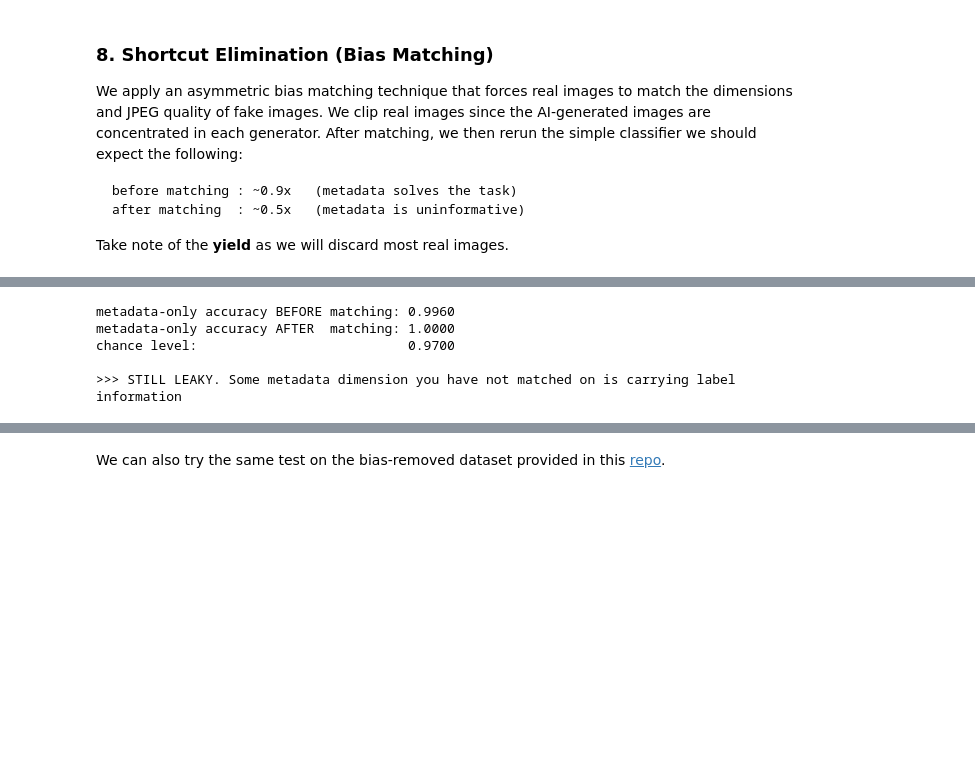
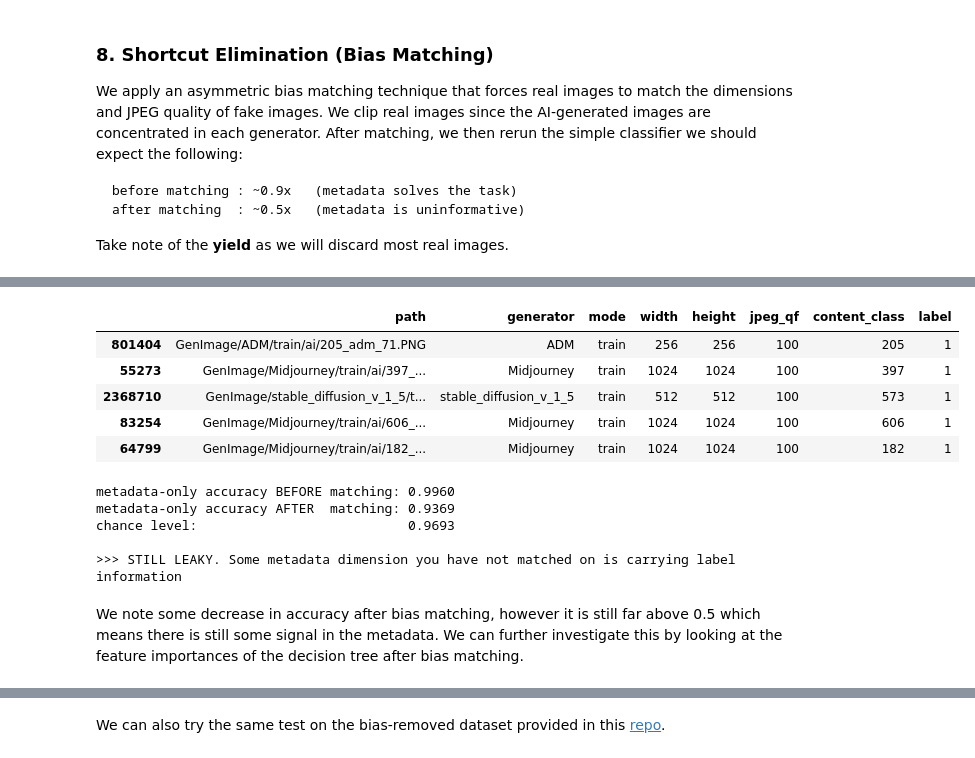
Before and after one commit to vicdotcom/AI_Image_Detector, a Jupyter notebook: notebooks/metadata_EDA.ipynb, the cells around one changed output, grey strips where cells are left out. Saved outputs shown, nothing was run; the diff lists cells and outputs as text; code cells hidden in the pictures; blank space fills up the shorter version.

```diff
--- a/notebooks/metadata_EDA.ipynb
+++ b/notebooks/metadata_EDA.ipynb
@@ -511,16 +514,29 @@ SubsetConfig(name='subset_v1', seed=42, real_generator_token='nature', train_gen
 | AI | 1349983 | 1349983 | 100.00 |
+# %%
+display(matched.sample(5), random_state=42)
+# %% [output]
+|  | path | generator | mode | width | height | jpeg_qf | content_class | label |
+| 801404 | GenImage/ADM/train/ai/205_adm_71.PNG | ADM | train | 256 | 256 | 100 | 205 | 1 |
+| 55273 | GenImage/Midjourney/train/ai/397_... | Midjourney | train | 1024 | 1024 | 100 | 397 | 1 |
+| 2368710 | GenImage/stable_diffusion_v_1_5/t... | stable_diffusion_v_1_5 | train | 512 | 512 | 100 | 573 | 1 |
+| 83254 | GenImage/Midjourney/train/ai/606_... | Midjourney | train | 1024 | 1024 | 100 | 606 | 1 |
+| 64799 | GenImage/Midjourney/train/ai/182_... | Midjourney | train | 1024 | 1024 | 100 | 182 | 1 |
 # %%
 ## Simple classifier after matching
-acc_after = shortcut_probe(matched)
+acc_after = shortcut_probe(matched, scoring= 'balanced_accuracy') # 'balanced_accuracy' since classes are imbalanced
 print(f"metadata-only accuracy BEFORE matching: {acc_before:.4f}")
 print(f"metadata-only accuracy AFTER  matching: {acc_after:.4f}")
+
+## Chance level is the accuracy you'd get by always predicting the majority class. (i.e.- a "no-skill" baseline)
 print(f"chance level:                           {max(matched['label'].mean(), 1-matched['label'].mean()):.4f}")
 
 if acc_after > 0.65:
     print("\n>>> STILL LEAKY. Some metadata dimension you have not matched on is carrying label information")
 # %% [output]
 metadata-only accuracy BEFORE matching: 0.9960
-metadata-only accuracy AFTER  matching: 1.0000
-chance level:                           0.9700
+metadata-only accuracy AFTER  matching: 0.9369
+chance level:                           0.9693
 
 >>> STILL LEAKY. Some metadata dimension you have not matched on is carrying label information
+# %% [markdown]
+We note some decrease in accuracy after bias matching, however it is still far above 0.5 which means there is still some signal in the metadata. We can further investigate this by looking at the feature importances of the decision tree after bias matching.
```
Also changed, not shown: parts of 10 cells of this notebook, 3 other files.
